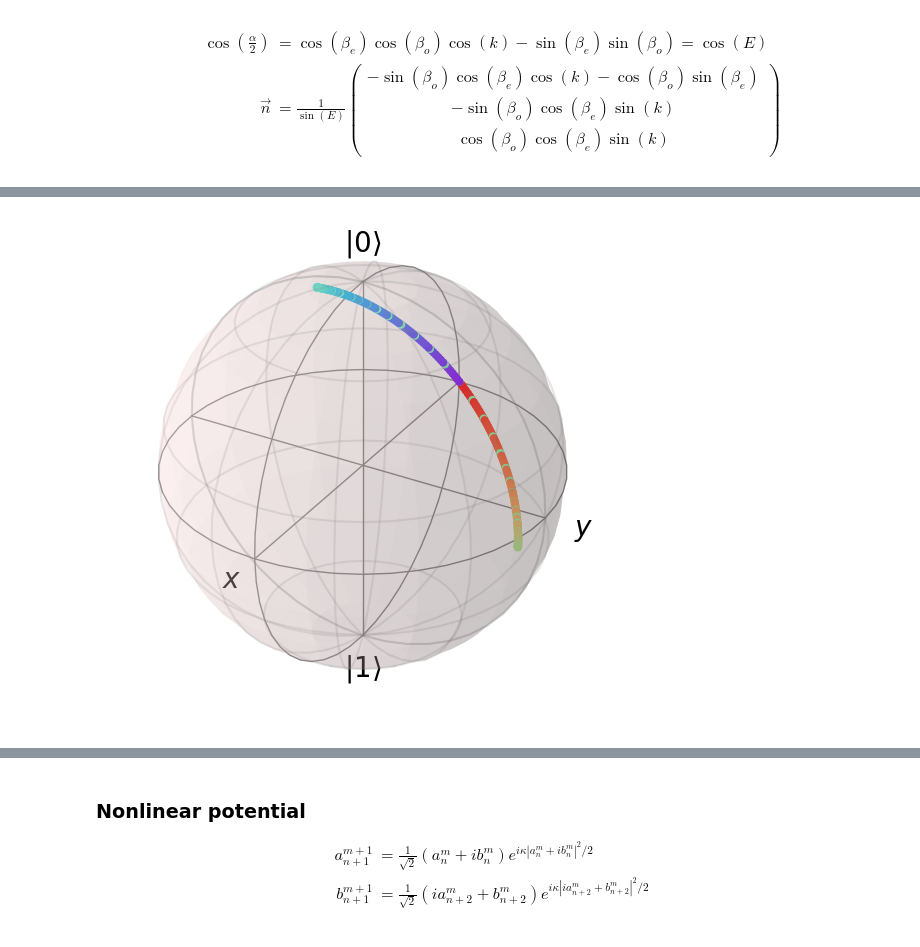
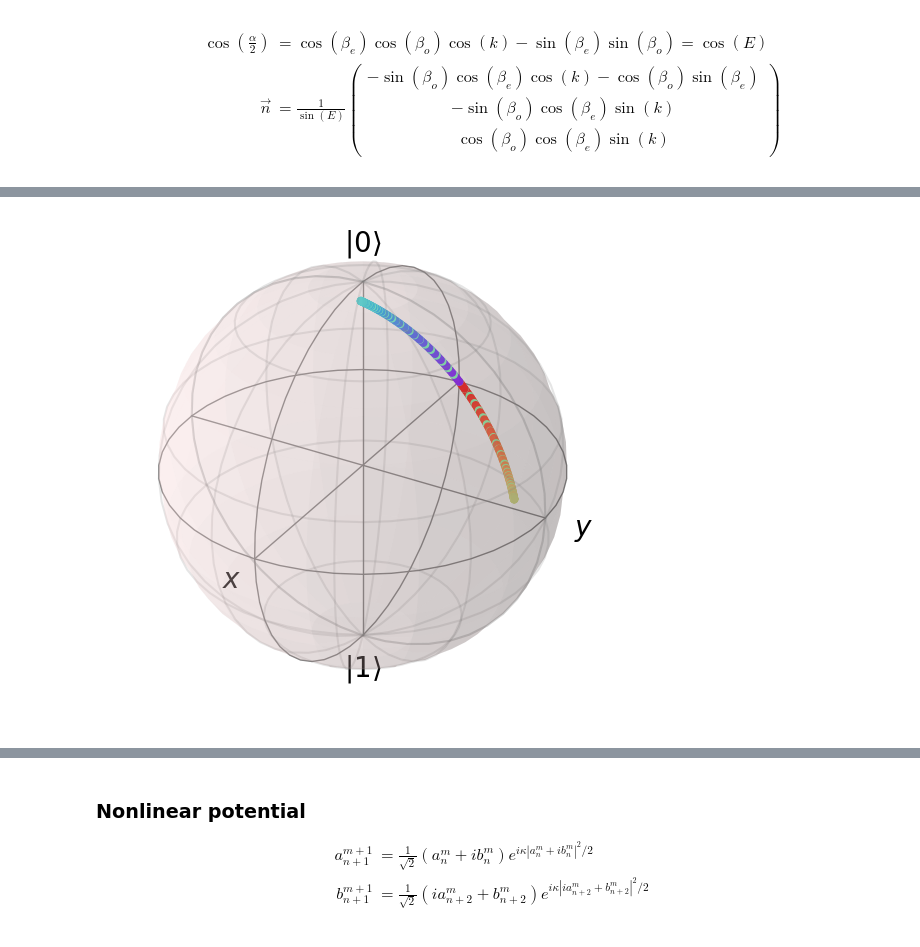
Before and after one commit to nlphotonics/light_walk_in_two_loops, a Jupyter notebook: two_loop_light_walk.ipynb, the cells around one changed output, grey strips where cells are left out. Saved outputs shown, nothing was run; the diff lists cells and outputs as text; code cells hidden in the pictures.

```diff
--- a/two_loop_light_walk.ipynb
+++ b/two_loop_light_walk.ipynb
@@ -329,32 +335,36 @@ from qutip import *
 import numpy as np
 import matplotlib.pyplot as plt
 %matplotlib inline
 
 bo = 0.25*np.pi
-be = 0.3*np.pi
+be = 0.35*np.pi
 
 b = qutip.Bloch()
 b.make_sphere()
 num_points = 200
 k = np.linspace(0, 2*np.pi, num_points, endpoint=False)
 
 xp = -np.sin(bo)*np.cos(be)*np.cos(k)-np.cos(bo)*np.sin(be)
 yp = -np.sin(bo)*np.cos(be)*np.sin(k)
 zp = np.cos(bo)*np.cos(be)*np.sin(k)
 
 pnts = [xp, yp, zp]
 norms = np.linalg.norm(pnts,axis=0)
 
 pnts = np.divide(pnts,norms)
 b.add_points(pnts)
 
 colors=[]
 for i in range(num_points):
     color = plt.cm.rainbow(i / num_points)  # Color gradient from red to blue
     colors.append(color[:3])  # Extract RGB from RGBA
 b.point_color = colors
 
+# A = [0,np.cos(bo),np.sin(bo)]
+# b.add_vectors(A)
+
+
 b.render()
 b.show()
 # %% [output]
-[figure, old version]
+[figure, new version]
```
Also changed, not shown: parts of 9 cells of this notebook, 1 other file.
